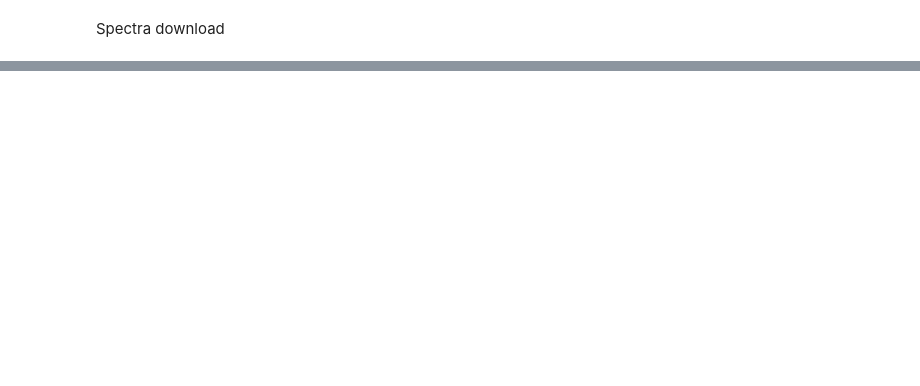
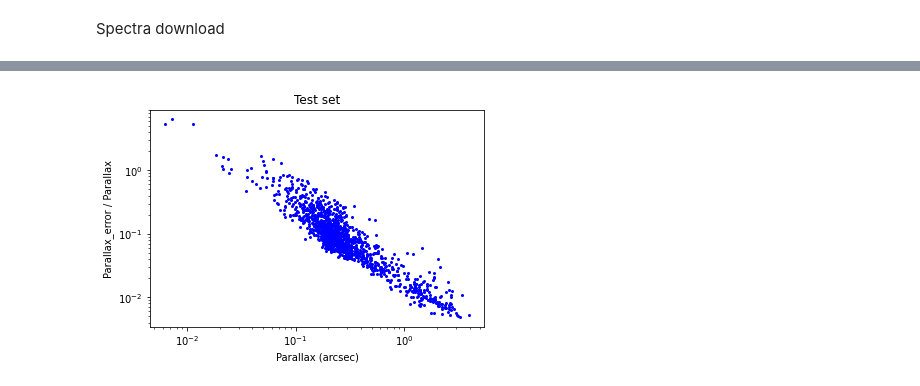
Before and after one commit to anellcornejo/AstroML, a Jupyter notebook: Data-Processing/Datasets_Data_Reduction.ipynb, the cells around one changed output, grey strips where cells are left out. Saved outputs shown, nothing was run; the diff lists cells and outputs as text; code cells hidden in the pictures; blank space fills up the shorter version.

```diff
--- a/Data-Processing/Datasets_Data_Reduction.ipynb
+++ b/Data-Processing/Datasets_Data_Reduction.ipynb
@@ -145,0 +396,19 @@ spec_test , _ = spectra_download(apogee_id_test , location_id_test, None)
+# %%
+parallax_test = parallax[good_test_idx][:1506][good_test_idx_spectra]
+parallax_error_test = parallax_error[good_test_idx][:1506][good_test_idx_spectra]
+
+idx = []
+for i in range(len(parallax_test)):
+    if parallax_test[i] != -9999. or parallax_error_test[i] != -9999.:
+        idx.append(i)
+d = parallax_error_test[idx] / parallax_test[idx]
+
+plt.plot(parallax_test[idx], d,'bo', markersize=2)
+plt.xlabel('Parallax (arcsec)')
+plt.ylabel('Parallax_error / Parallax')
+plt.title('Test set')
+plt.yscale('log')
+plt.xscale('log')
+plt.show()
+# %% [output]
+[figure, added]
```
Also changed, not shown: parts of 26 cells of this notebook, 1 other file.
